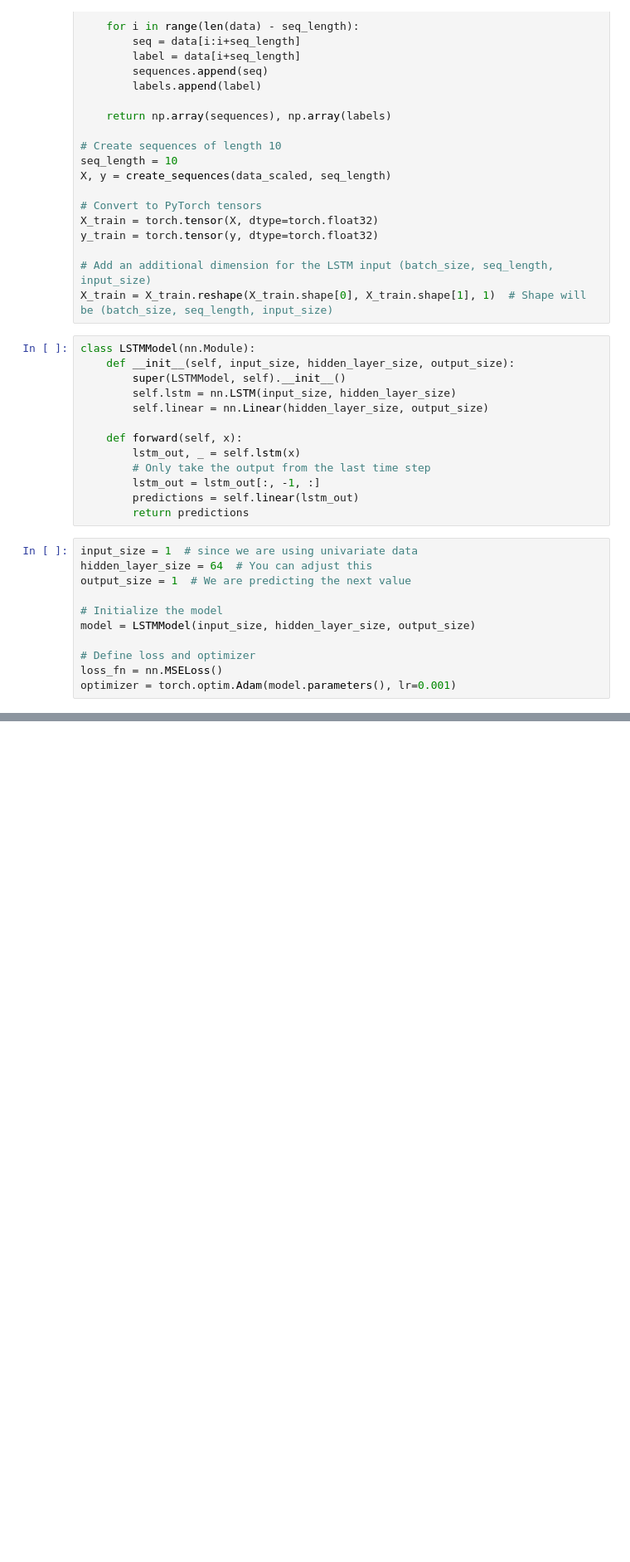
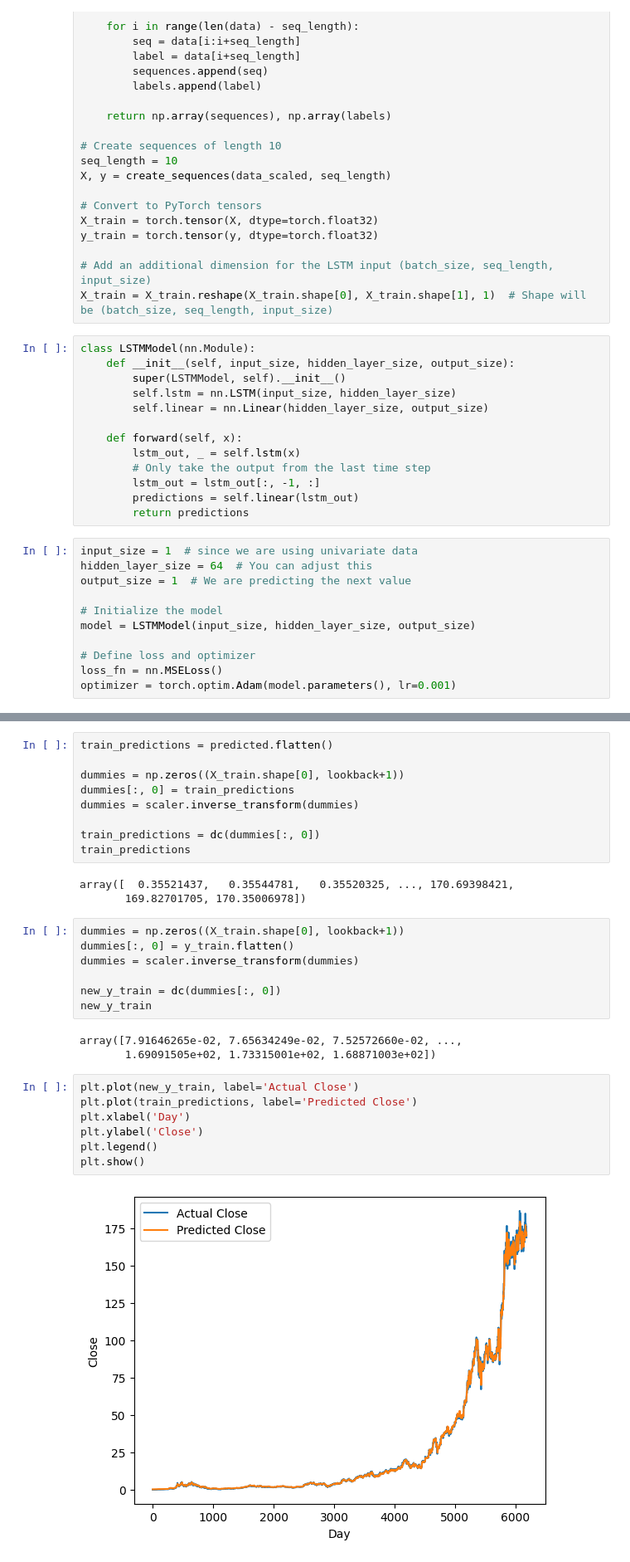
Before and after one commit to Arpit1118/Pytorch, a Jupyter notebook: LSTM.ipynb, the cells around one changed output, grey strips where cells are left out. Shown: that part at 83% size. Cells and saved outputs as stored; diff of their text form; blank space fills up the shorter version.

```diff
--- a/LSTM.ipynb
+++ b/LSTM.ipynb
@@ -121,0 +445,31 @@ plt.show()
+# %%
+train_predictions = predicted.flatten()
+
+dummies = np.zeros((X_train.shape[0], lookback+1))
+dummies[:, 0] = train_predictions
+dummies = scaler.inverse_transform(dummies)
+
+train_predictions = dc(dummies[:, 0])
+train_predictions
+# %% [output]
+array([  0.35521437,   0.35544781,   0.35520325, ..., 170.69398421,
+       169.82701705, 170.35006978])
+# %%
+dummies = np.zeros((X_train.shape[0], lookback+1))
+dummies[:, 0] = y_train.flatten()
+dummies = scaler.inverse_transform(dummies)
+
+new_y_train = dc(dummies[:, 0])
+new_y_train
+# %% [output]
+array([7.91646265e-02, 7.65634249e-02, 7.52572660e-02, ...,
+       1.69091505e+02, 1.73315001e+02, 1.68871003e+02])
+# %%
+plt.plot(new_y_train, label='Actual Close')
+plt.plot(train_predictions, label='Predicted Close')
+plt.xlabel('Day')
+plt.ylabel('Close')
+plt.legend()
+plt.show()
+# %% [output]
+[figure, added]
```
Also changed, not shown: parts of 29 cells of this notebook.
